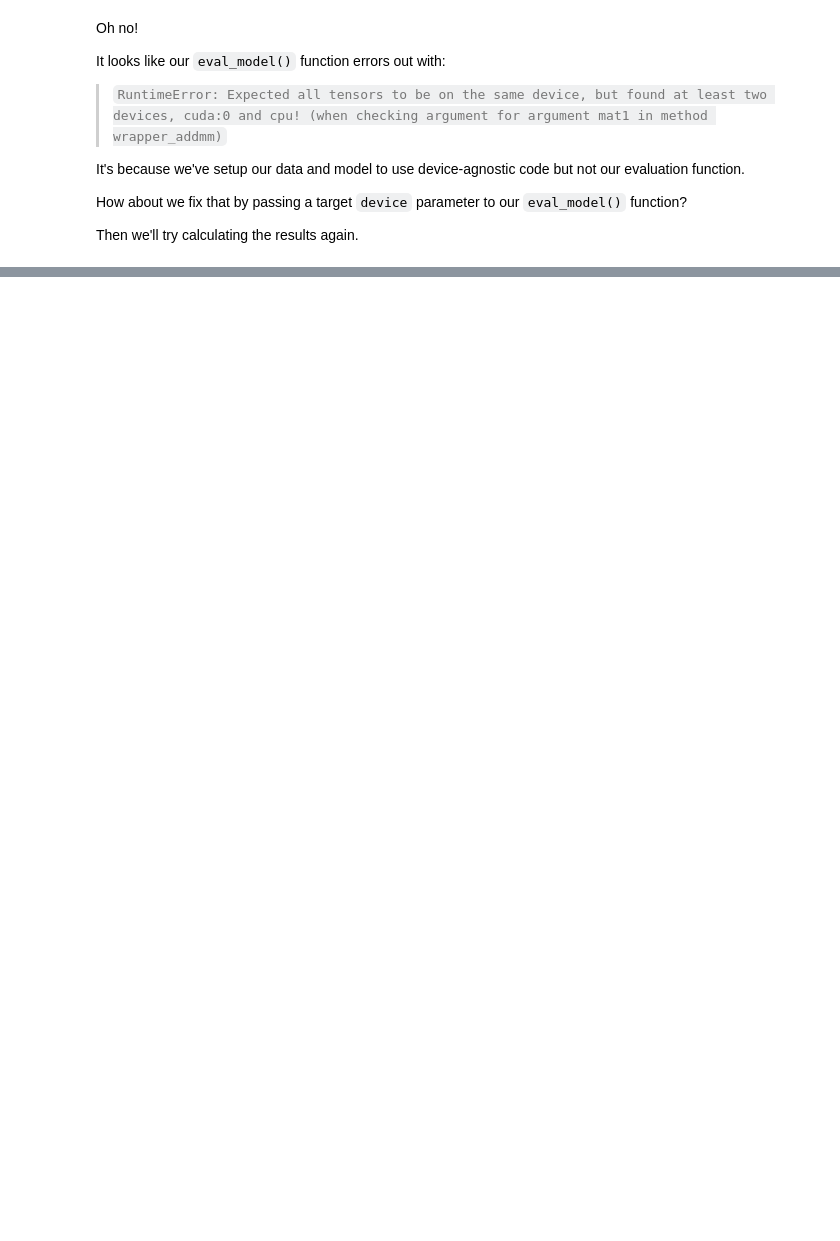
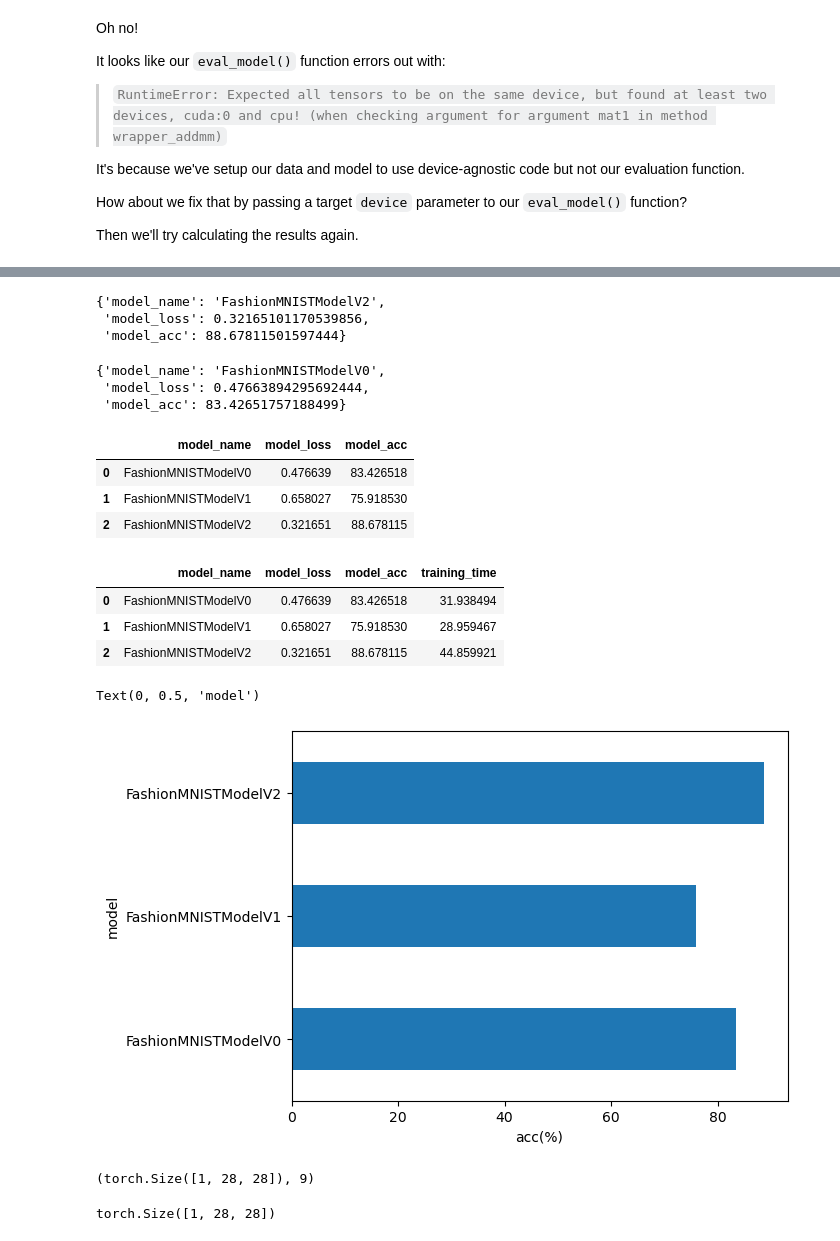
Before and after one commit to stanleyedward/pytorching, a Jupyter notebook: 4_pytorch_cv/copy.ipynb, the cells around one changed output, grey strips where cells are left out. Cells and saved outputs as stored; diff of their text form; code cells hidden in the pictures; blank space fills up the shorter version.

Commit message:
saved_cv_model

```diff
--- a/4_pytorch_cv/copy.ipynb
+++ b/4_pytorch_cv/copy.ipynb
@@ -1055,0 +1092,7 @@ class FashionMNISTModelV2(nn.Module):
+# %%
+## setup a loss functoin and optimzer and eval matrix for model_2
+from helper_functions import accuracy_fn
+
+loss_fn = nn.CrossEntropyLoss()
+optimizer = torch.optim.SGD(params=model_2.parameters(),
+                            lr=0.1)
@@ -1055,0 +1161,51 @@ class FashionMNISTModelV2(nn.Module):
+# %%
+#getting model_2 resits
+model_2_results = eval_model(
+    model=model_2,
+    data_loader=test_dataloader,
+    loss_fn=loss_fn,
+    accuracy_fn=accuracy_fn,
+    device=device
+)
+model_2_results
+# %% [output]
+{'model_name': 'FashionMNISTModelV2',
+ 'model_loss': 0.32165101170539856,
+ 'model_acc': 88.67811501597444}
+# %%
+model_0_results
+# %% [output]
+{'model_name': 'FashionMNISTModelV0',
+ 'model_loss': 0.47663894295692444,
+ 'model_acc': 83.42651757188499}
+# %%
+## compare model results and training time
+import pandas as pd
+compare_results = pd.DataFrame([model_0_results,
+                                model_1_results,
+                                model_2_results])
+compare_results
+# %% [output]
+|  | model_name | model_loss | model_acc |
+| 0 | FashionMNISTModelV0 | 0.476639 | 83.426518 |
+| 1 | FashionMNISTModelV1 | 0.658027 | 75.918530 |
+| 2 | FashionMNISTModelV2 | 0.321651 | 88.678115 |
+# %%
+## add traiing time ot results comparison
+compare_results['training_time'] = [total_train_time_model_0,
+                                    total_train_time_model_1,
+                                    total_train_time_model_2]
+compare_results
+# %% [output]
+|  | model_name | model_loss | model_acc | training_time |
+| 0 | FashionMNISTModelV0 | 0.476639 | 83.426518 | 31.938494 |
+| 1 | FashionMNISTModelV1 | 0.658027 | 75.918530 | 28.959467 |
+| 2 | FashionMNISTModelV2 | 0.321651 | 88.678115 | 44.859921 |
+# %%
+# visualize our reutls
+compare_results.set_index("model_name")['model_acc'].plot(kind="barh")
+plt.xlabel("acc(%)")
+plt.ylabel('model')
+# %% [output]
+Text(0, 0.5, 'model')
+[figure, added]
@@ -1055,0 +1233,17 @@ class FashionMNISTModelV2(nn.Module):
+# %%
+img, label = train_data[0][:10]
+img.shape, label
+# %% [output]
+(torch.Size([1, 28, 28]), 9)
+# %%
+import random
+random.seed(42)
+test_samples = []
+test_labels = []
+for sample, label in random.sample(list(test_data), k=9):
+    test_samples.append(sample)
+    test_labels.append(label)
+
+test_samples[0].shape
+# %% [output]
+torch.Size([1, 28, 28])
```
Also changed, not shown: parts of 56 cells of this notebook.
